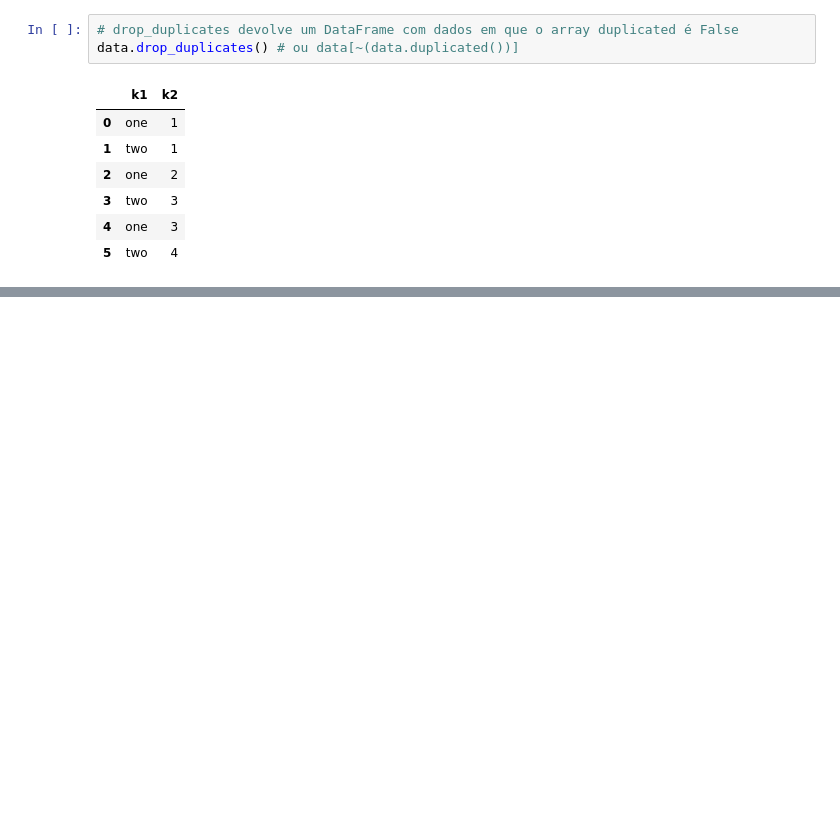
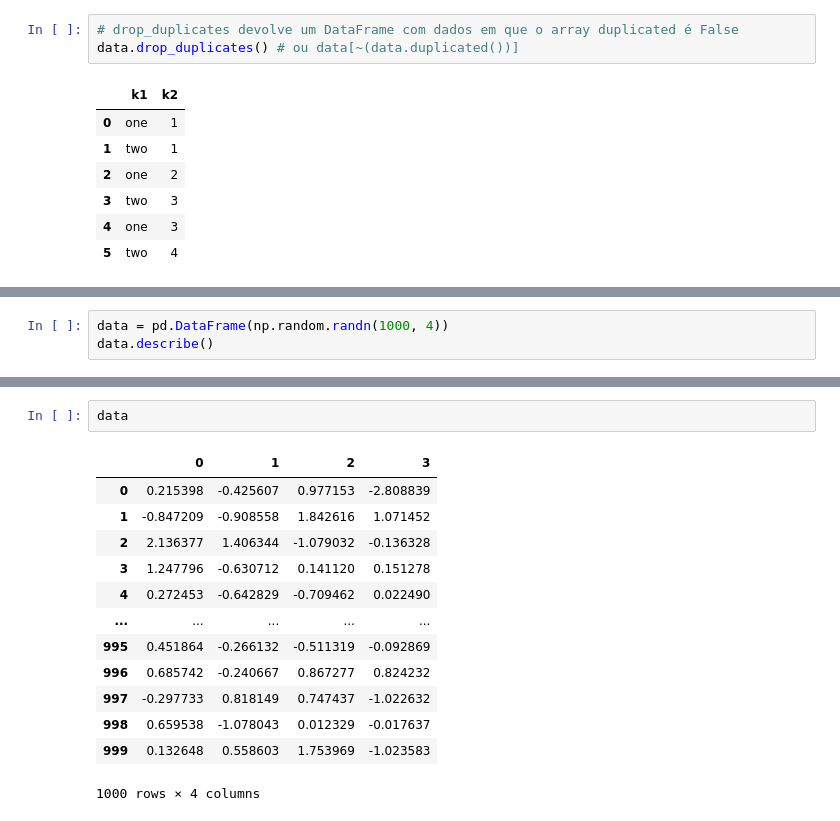
Before and after one commit to LudmilaGomes/data-ia-python, a Jupyter notebook: python/python-para-analise-de-dados/cap7-prep-dados-parte1.ipynb, the cells around one changed output, grey strips where cells are left out. Drawn from its saved outputs; the diff is of its cells as text; blank space fills up the shorter version.

```diff
--- a/python/python-para-analise-de-dados/cap7-prep-dados-parte1.ipynb
+++ b/python/python-para-analise-de-dados/cap7-prep-dados-parte1.ipynb
@@ -284,0 +541,3 @@ data.drop_duplicates() # ou data[~(data.duplicated())]
+# %%
+data = pd.DataFrame(np.random.randn(1000, 4))
+data.describe()
@@ -284,0 +554,16 @@ data.drop_duplicates() # ou data[~(data.duplicated())]
+# %%
+data
+# %% [output]
+|  | 0 | 1 | 2 | 3 |
+| 0 | 0.215398 | -0.425607 | 0.977153 | -2.808839 |
+| 1 | -0.847209 | -0.908558 | 1.842616 | 1.071452 |
+| 2 | 2.136377 | 1.406344 | -1.079032 | -0.136328 |
+| 3 | 1.247796 | -0.630712 | 0.141120 | 0.151278 |
+| 4 | 0.272453 | -0.642829 | -0.709462 | 0.022490 |
+| ... | ... | ... | ... | ... |
+| 995 | 0.451864 | -0.266132 | -0.511319 | -0.092869 |
+| 996 | 0.685742 | -0.240667 | 0.867277 | 0.824232 |
+| 997 | -0.297733 | 0.818149 | 0.747437 | -1.022632 |
+| 998 | 0.659538 | -1.078043 | 0.012329 | -0.017637 |
+| 999 | 0.132648 | 0.558603 | 1.753969 | -1.023583 |
+1000 rows × 4 columns
```
Also changed, not shown: parts of 57 cells of this notebook.
